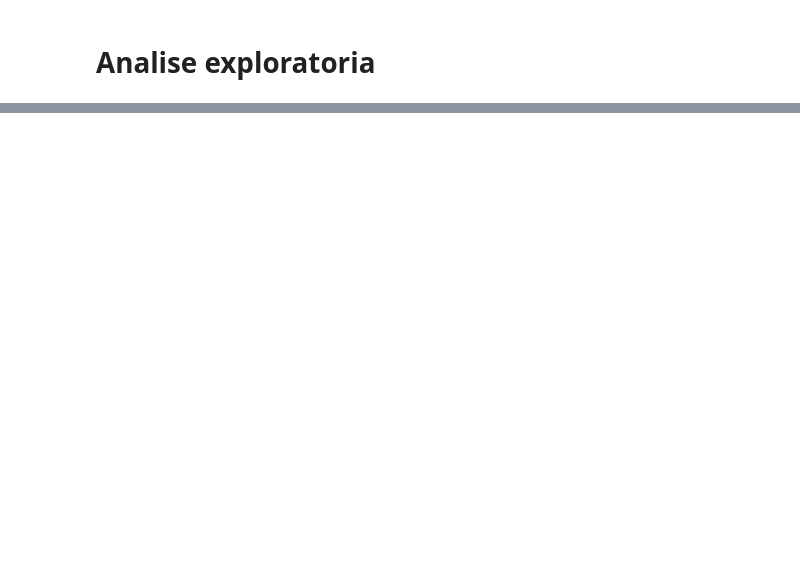
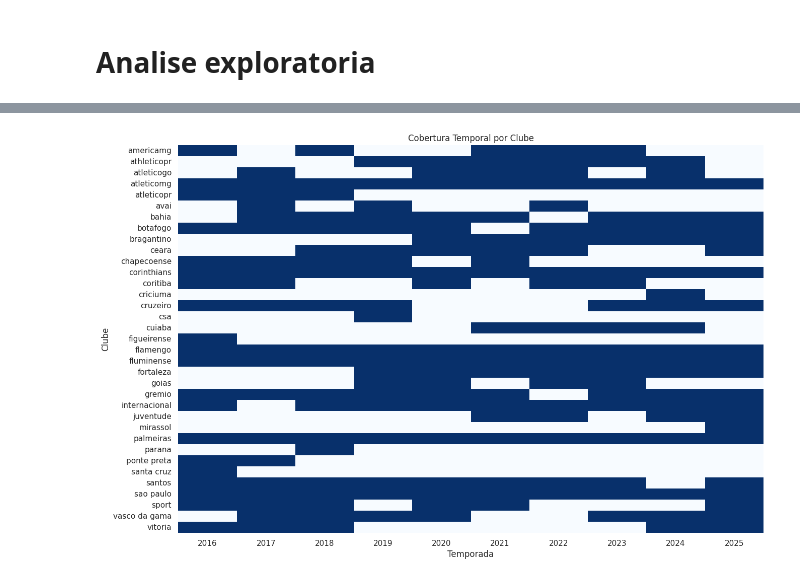
Before and after one commit to Willian-Fagundes/moneyball-brasileirao, a Jupyter notebook: scripts/eda.ipynb, the cells around one changed output, grey strips where cells are left out. Saved outputs shown, nothing was run; the diff lists cells and outputs as text; code cells hidden in the pictures; blank space fills up the shorter version.

```diff
--- a/scripts/eda.ipynb
+++ b/scripts/eda.ipynb
@@ -237,0 +178,9 @@ plt.show()
+# %%
+pivot = df.pivot_table(
+    index='clube',
+    columns='temporada',
+    values='pontos',
+    aggfunc='count'
+)
+cobertura = pivot.notnull().astype(int)
+display(cobertura)
@@ -237,0 +206,10 @@ plt.show()
+# %%
+plt.figure(figsize=(15,10))
+sns.heatmap(cobertura, cmap='Blues', cbar=False)
+
+plt.title('Cobertura Temporal por Clube')
+plt.xlabel('Temporada')
+plt.ylabel('Clube')
+plt.show()
+# %% [output]
+[figure, added]
```
Also changed, not shown: parts of 67 cells of this notebook, 29 other files.
